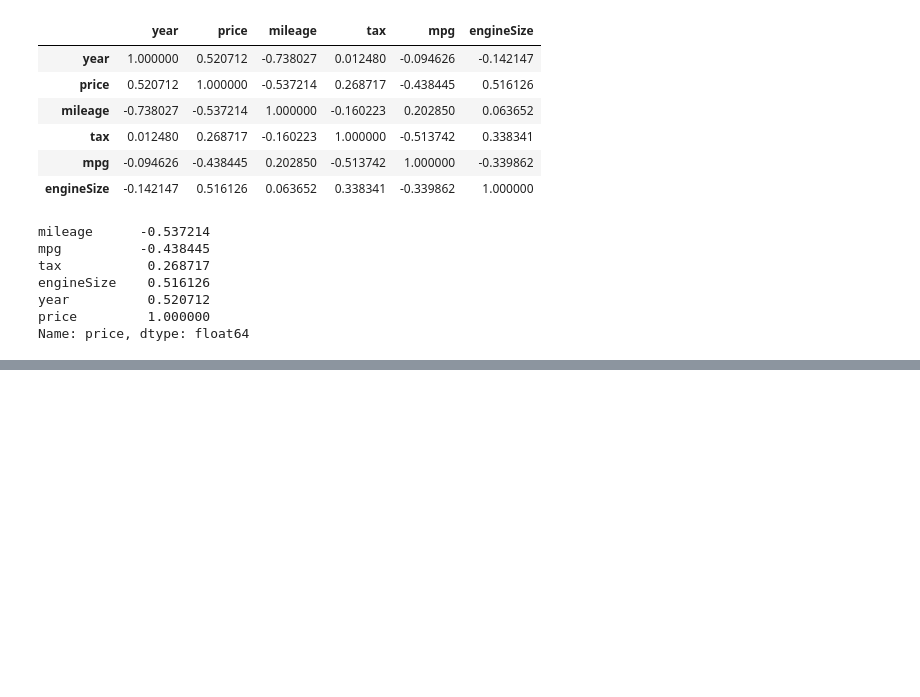
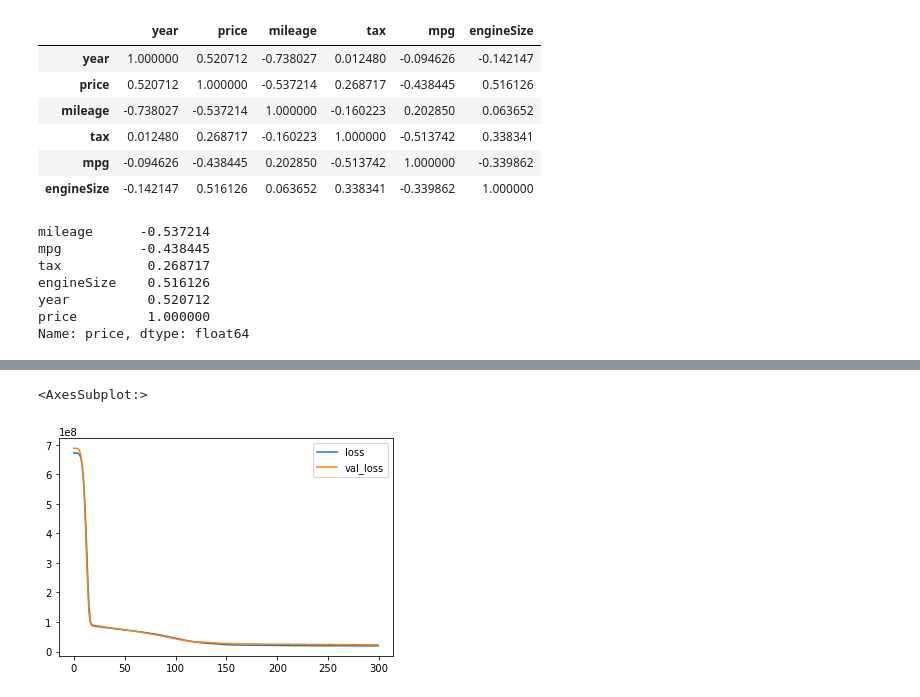
Before and after one commit to pectonic/What-I-learned, a Jupyter notebook: Python/BTK/tensorFlow/tensorFlow_car_pricing.ipynb, the cells around one changed output, grey strips where cells are left out. Drawn from its saved outputs; the diff is of its cells as text; code cells hidden in the pictures; blank space fills up the shorter version.

```diff
--- a/Python/BTK/tensorFlow/tensorFlow_car_pricing.ipynb
+++ b/Python/BTK/tensorFlow/tensorFlow_car_pricing.ipynb
@@ -100,0 +326,3 @@ Name: price, dtype: float64
+# %%
+xTrain = scaler.fit_transform(xTrain)
+xTest = scaler.fit_transform(xTest)
@@ -100,0 +333,13 @@ Name: price, dtype: float64
+# %%
+model = Sequential()
+
+model.add(Dense(12,activation="relu"))
+model.add(Dense(12,activation="relu"))
+model.add(Dense(12,activation="relu"))
+model.add(Dense(12,activation="relu"))
+
+model.add(Dense(1))
+
+model.compile(optimizer="adam",loss="mse")
+# %%
+model.fit(x=xTrain,y=yTrain,validation_data=(xTest,yTest),batch_size=250,epochs=300)
@@ -100,0 +365,2 @@ Name: price, dtype: float64
+# %%
+lossData = pd.DataFrame(model.history.history)
@@ -100,0 +376,5 @@ Name: price, dtype: float64
+# %%
+lossData.plot()
+# %% [output]
+<AxesSubplot:>
+[figure, added]
```
Also changed, not shown: parts of 35 cells of this notebook, 1 other file.
